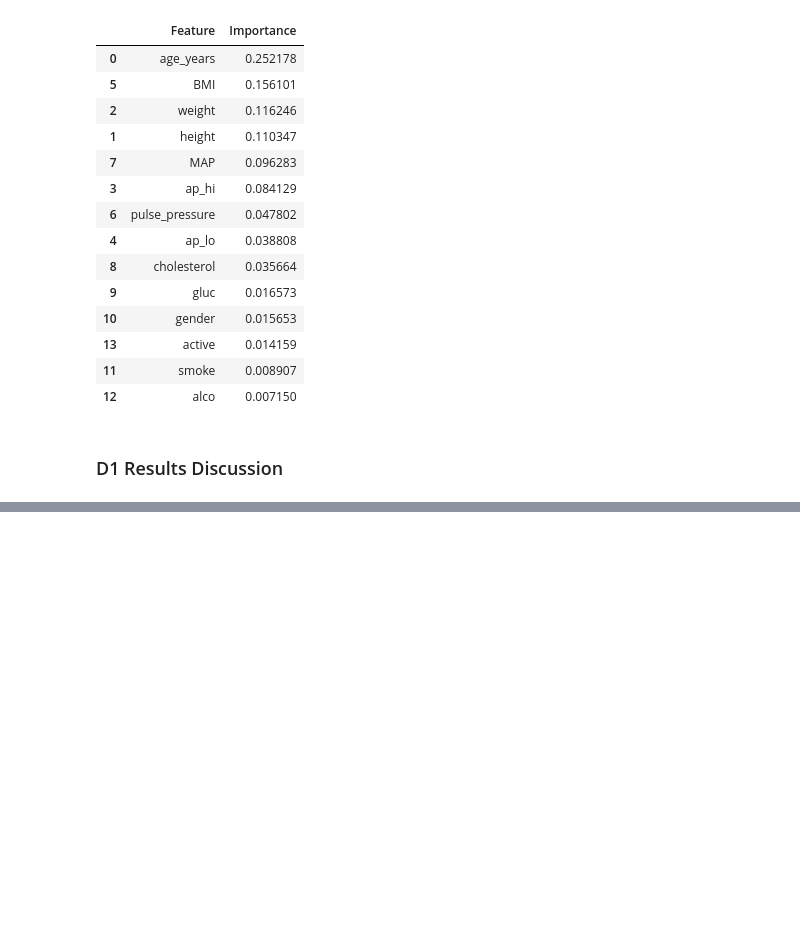
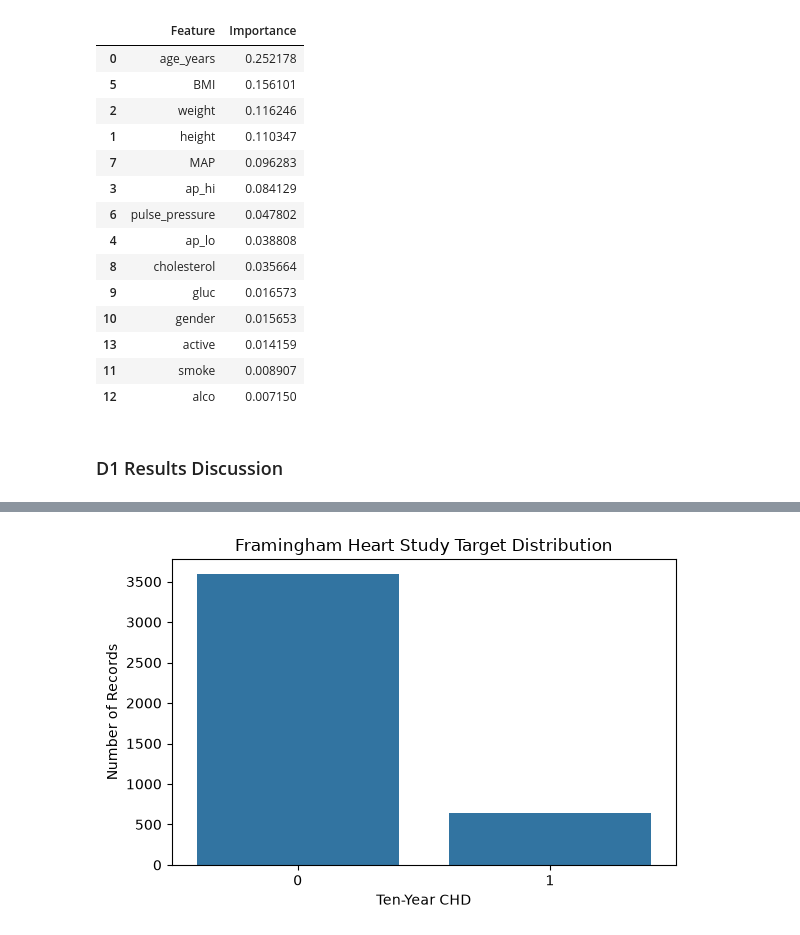
Before and after one commit to parvathy-jk/cardiovascular-risk-prediction, a Jupyter notebook: cardiovascular_case_study.ipynb, the cells around one changed output, grey strips where cells are left out. Saved outputs shown, nothing was run; the diff lists cells and outputs as text; code cells hidden in the pictures; blank space fills up the shorter version.

Commit message:
Complete D2 Framingham Heart Study

```diff
--- a/cardiovascular_case_study.ipynb
+++ b/cardiovascular_case_study.ipynb
@@ -825,0 +835,24 @@ display(d1_feature_importance)
+# %%
+
+# Dataset 2 — Framingham Heart Study
+import pandas as pd
+import numpy as np
+import matplotlib.pyplot as plt
+import seaborn as sns
+framingham_df = pd.read_csv("data/framingham.csv")
+
+print("Framingham Dataset:", framingham_df.shape)
+
+print("\nFirst 5 rows:")
+display(framingham_df.head())
+
+print("\nDataset information:")
+framingham_df.info()
+
+print("\nMissing values:")
+display(framingham_df.isnull().sum())
+
+print("\nDuplicate rows:", framingham_df.duplicated().sum())
+
+print("\nTarget distribution:")
+display(framingham_df["TenYearCHD"].value_counts())
@@ -825,0 +910,17 @@ display(d1_feature_importance)
+# %%
+
+plt.figure(figsize=(6, 4))
+
+sns.countplot(
+    data=framingham_df,
+    x="TenYearCHD"
+)
+
+plt.title("Framingham Heart Study Target Distribution")
+plt.xlabel("Ten-Year CHD")
+plt.ylabel("Number of Records")
+
+plt.tight_layout()
+plt.show()
+# %% [output]
+[figure, added]
```
Also changed, not shown: parts of 24 cells of this notebook.
